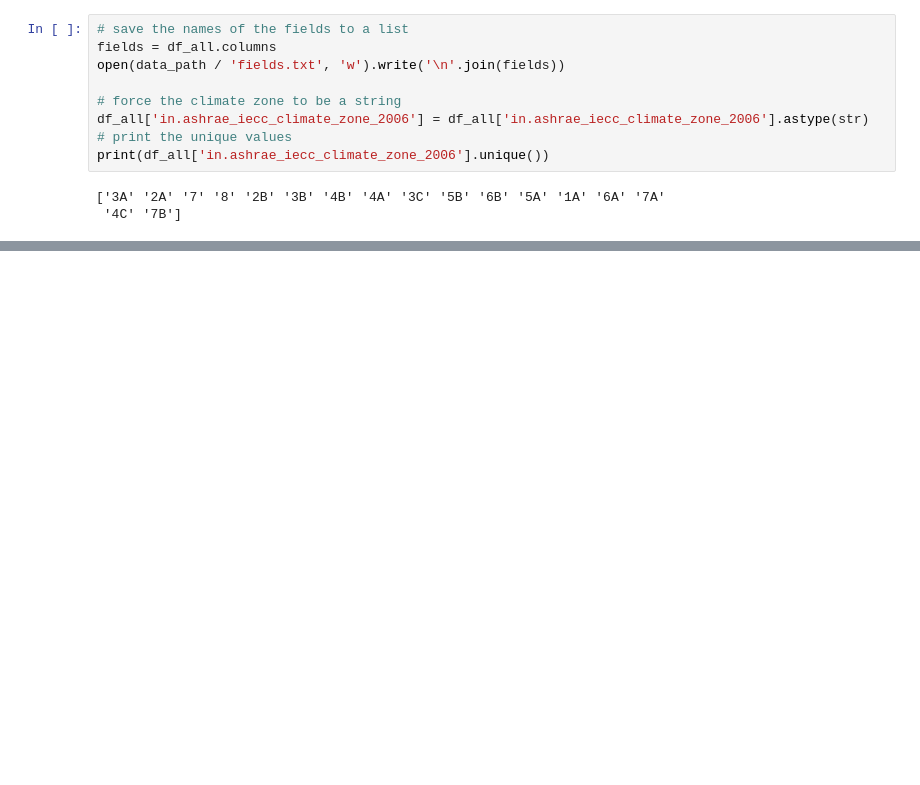
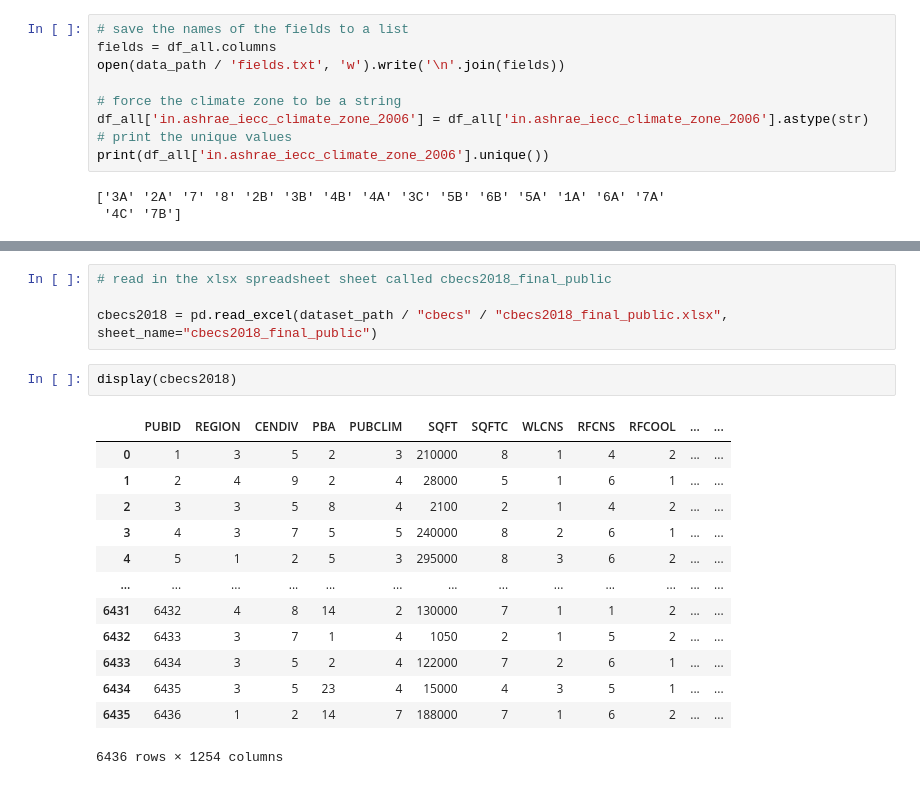
Before and after one commit to SEED-platform/compare-building-data, a Jupyter notebook: analysis.ipynb, the cells around one changed output, grey strips where cells are left out. Saved outputs shown, nothing was run; the diff lists cells and outputs as text; blank space fills up the shorter version.

```diff
--- a/analysis.ipynb
+++ b/analysis.ipynb
@@ -199,0 +215,20 @@ plt.show()
+# %%
+# read in the xlsx spreadsheet sheet called cbecs2018_final_public
+
+cbecs2018 = pd.read_excel(dataset_path / "cbecs" / "cbecs2018_final_public.xlsx", sheet_name="cbecs2018_final_public")
+# %%
+display(cbecs2018)
+# %% [output]
+|  | PUBID | REGION | CENDIV | PBA | PUBCLIM | SQFT | SQFTC | WLCNS | RFCNS | RFCOOL | ... | ... |
+| 0 | 1 | 3 | 5 | 2 | 3 | 210000 | 8 | 1 | 4 | 2 | ... | ... |
+| 1 | 2 | 4 | 9 | 2 | 4 | 28000 | 5 | 1 | 6 | 1 | ... | ... |
+| 2 | 3 | 3 | 5 | 8 | 4 | 2100 | 2 | 1 | 4 | 2 | ... | ... |
+| 3 | 4 | 3 | 7 | 5 | 5 | 240000 | 8 | 2 | 6 | 1 | ... | ... |
+| 4 | 5 | 1 | 2 | 5 | 3 | 295000 | 8 | 3 | 6 | 2 | ... | ... |
+| ... | ... | ... | ... | ... | ... | ... | ... | ... | ... | ... | ... | ... |
+| 6431 | 6432 | 4 | 8 | 14 | 2 | 130000 | 7 | 1 | 1 | 2 | ... | ... |
+| 6432 | 6433 | 3 | 7 | 1 | 4 | 1050 | 2 | 1 | 5 | 2 | ... | ... |
+| 6433 | 6434 | 3 | 5 | 2 | 4 | 122000 | 7 | 2 | 6 | 1 | ... | ... |
+| 6434 | 6435 | 3 | 5 | 23 | 4 | 15000 | 4 | 3 | 5 | 1 | ... | ... |
+| 6435 | 6436 | 1 | 2 | 14 | 7 | 188000 | 7 | 1 | 6 | 2 | ... | ... |
+6436 rows × 1254 columns
```
Also changed, not shown: parts of 11 cells of this notebook, 2 other files.
